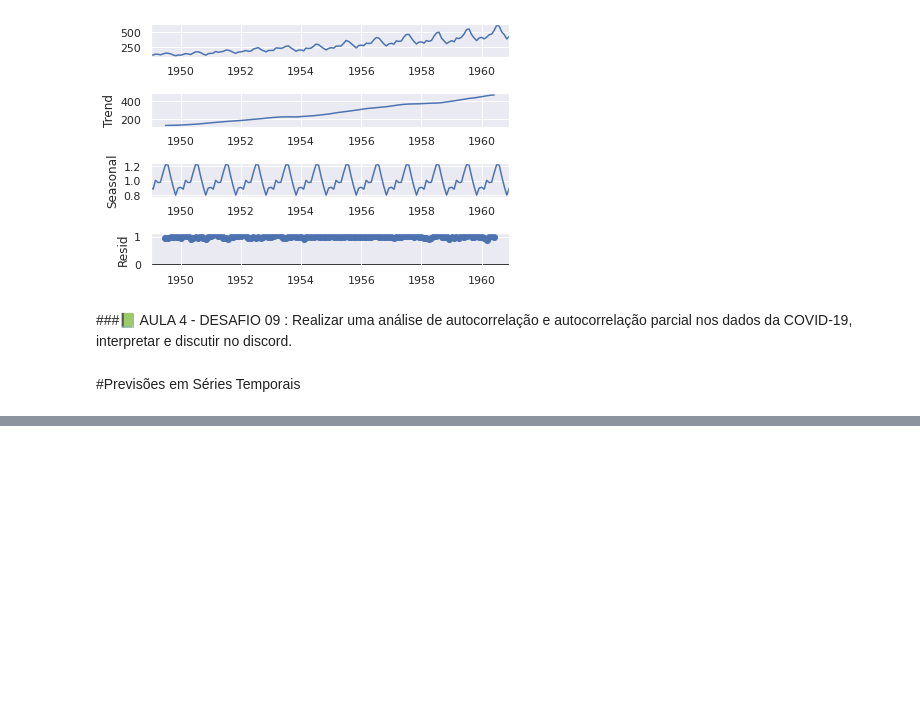
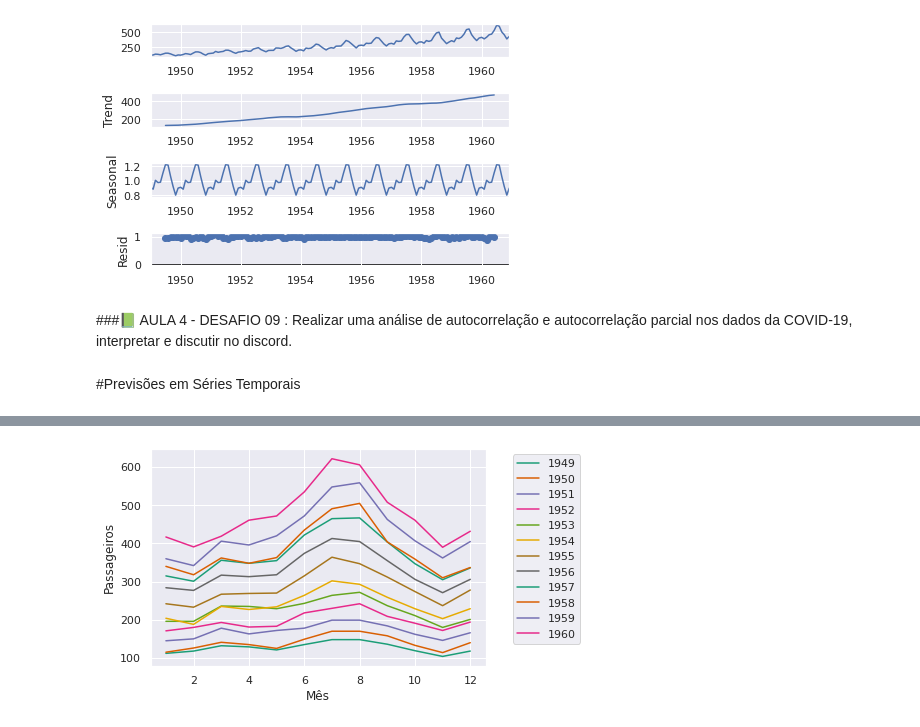
Before and after one commit to MatheusOrange211/Bootcamp-Alura, a Jupyter notebook: SERIES_TEMPORAIS.ipynb, the cells around one changed output, grey strips where cells are left out. Cells and saved outputs as stored; diff of their text form; code cells hidden in the pictures; blank space fills up the shorter version.

```diff
--- a/SERIES_TEMPORAIS.ipynb
+++ b/SERIES_TEMPORAIS.ipynb
@@ -929,0 +926,5 @@ Reforçando conceitos
+# %%
+dados_passageiros.rename(columns={"Month":"Data","#Passengers":"Passageiros"},inplace=True)
+# %%
+dados_passageiros["Mês"] = dados_passageiros["Data"].dt.month
+dados_passageiros["Ano"] = dados_passageiros["Data"].dt.year
@@ -929,0 +940,6 @@ Reforçando conceitos
+# %%
+sns.lineplot(x ="Mês",y="Passageiros",data=dados_passageiros, hue="Ano",palette="Dark2")
+plt.legend(bbox_to_anchor=(1.3,1))
+plt.show()
+# %% [output]
+[figure, added]
```
Also changed, not shown: parts of 100 cells of this notebook.
